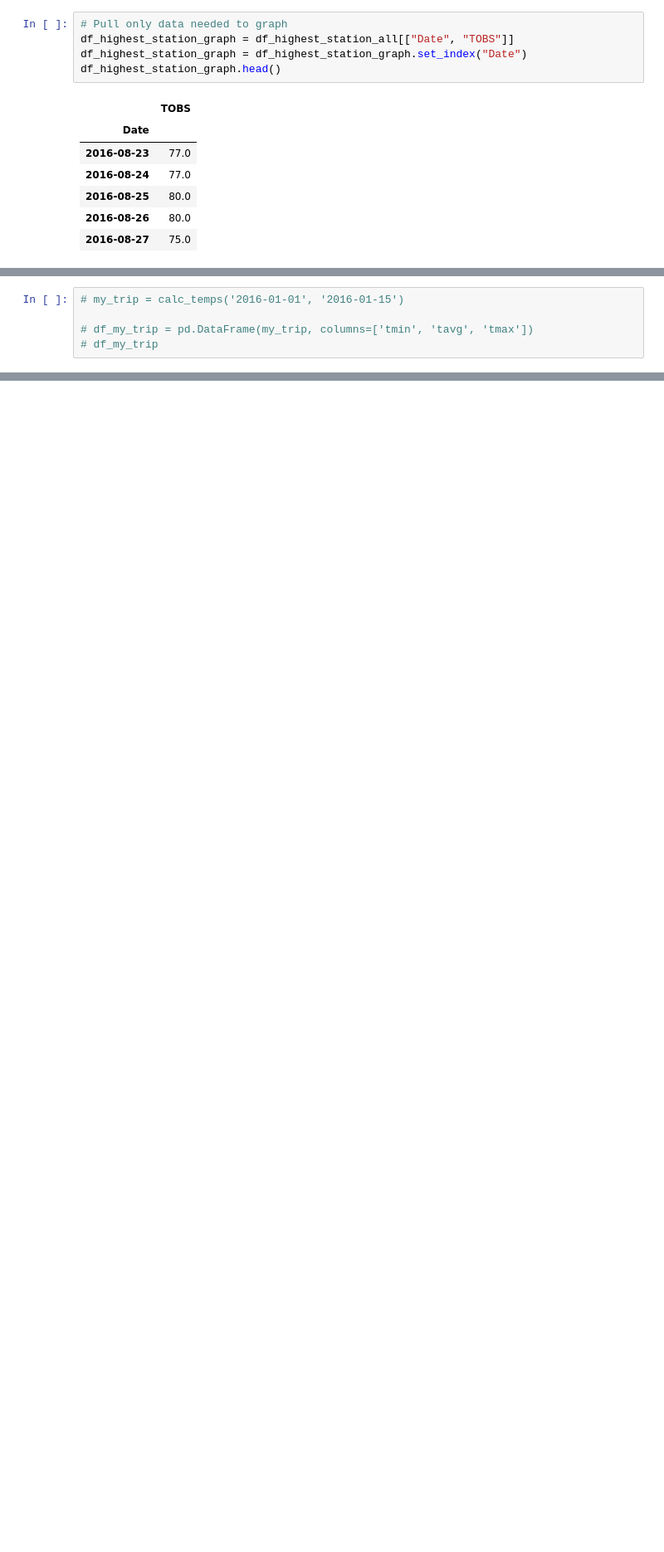
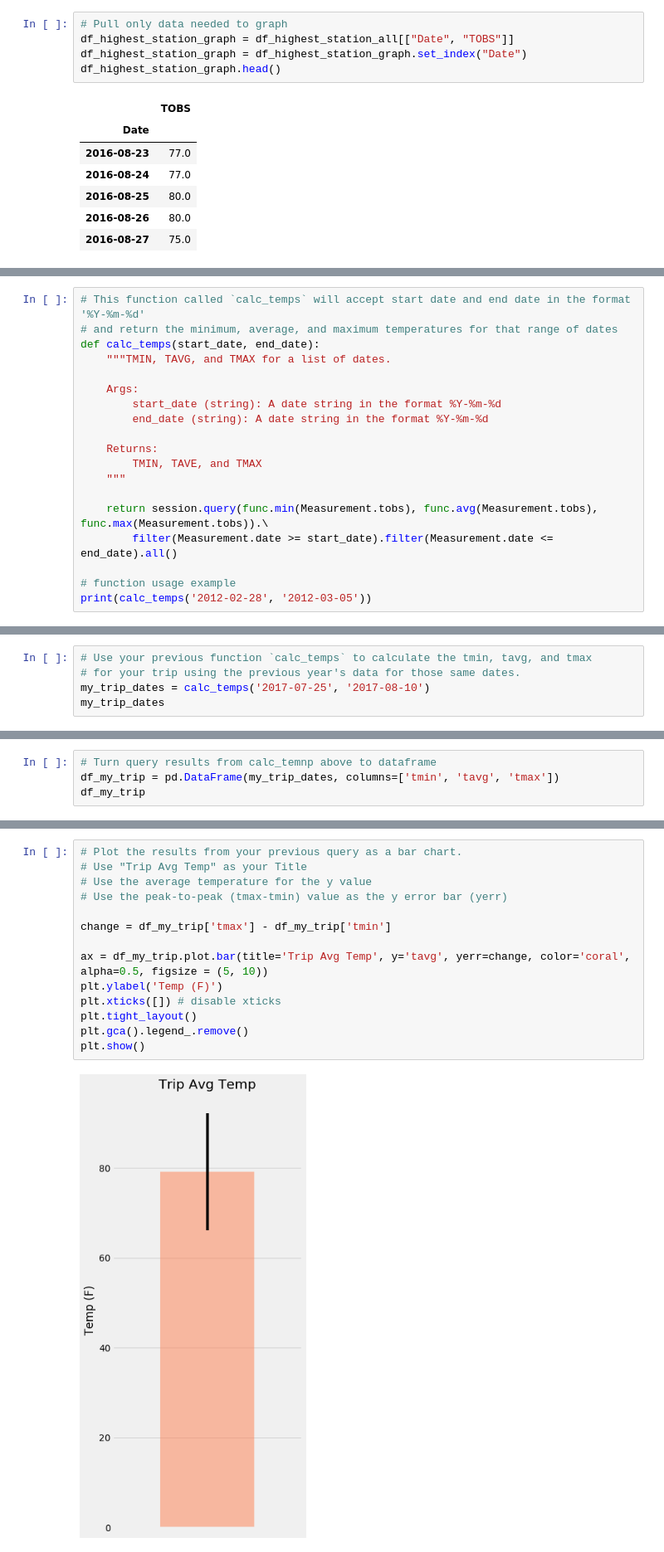
Before and after one commit to rfrescas/Unit_10_Assignment-Surfs_Up, a Jupyter notebook: climate_surfs_up.ipynb, the cells around one changed output, grey strips where cells are left out. Shown at 83% size. Cells and saved outputs as stored; diff of their text form; blank space fills up the shorter version.

```diff
--- a/climate_surfs_up.ipynb
+++ b/climate_surfs_up.ipynb
@@ -236,3 +236,22 @@ plt.style.use('fivethirtyeight')
 plt.show()
 # %% [output]
 [figure]
+# %%
+# This function called `calc_temps` will accept start date and end date in the format '%Y-%m-%d'
+# and return the minimum, average, and maximum temperatures for that range of dates
+def calc_temps(start_date, end_date):
+    """TMIN, TAVG, and TMAX for a list of dates.
+
+    Args:
+        start_date (string): A date string in the format %Y-%m-%d
+        end_date (string): A date string in the format %Y-%m-%d
+
+    Returns:
+        TMIN, TAVE, and TMAX
+    """
+
+    return session.query(func.min(Measurement.tobs), func.avg(Measurement.tobs), func.max(Measurement.tobs)).\
+        filter(Measurement.date >= start_date).filter(Measurement.date <= end_date).all()
+
+# function usage example
+print(calc_temps('2012-02-28', '2012-03-05'))
@@ -238,0 +260,5 @@ plt.show()
+# %%
+# Use your previous function `calc_temps` to calculate the tmin, tavg, and tmax
+# for your trip using the previous year's data for those same dates.
+my_trip_dates = calc_temps('2017-07-25', '2017-08-10')
+my_trip_dates
@@ -239,5 +267,4 @@ plt.show()
 # %%
-# my_trip = calc_temps('2016-01-01', '2016-01-15')
-
-# df_my_trip = pd.DataFrame(my_trip, columns=['tmin', 'tavg', 'tmax'])
-# df_my_trip
+# Turn query results from calc_temnp above to dataframe
+df_my_trip = pd.DataFrame(my_trip_dates, columns=['tmin', 'tavg', 'tmax'])
+df_my_trip
@@ -243,0 +274,16 @@ plt.show()
+# %%
+# Plot the results from your previous query as a bar chart.
+# Use "Trip Avg Temp" as your Title
+# Use the average temperature for the y value
+# Use the peak-to-peak (tmax-tmin) value as the y error bar (yerr)
+
+change = df_my_trip['tmax'] - df_my_trip['tmin']
+
+ax = df_my_trip.plot.bar(title='Trip Avg Temp', y='tavg', yerr=change, color='coral', alpha=0.5, figsize = (5, 10))
+plt.ylabel('Temp (F)')
+plt.xticks([]) # disable xticks
+plt.tight_layout()
+plt.gca().legend_.remove()
+plt.show()
+# %% [output]
+[figure, added]
```
Also changed, not shown: parts of 10 cells of this notebook.
